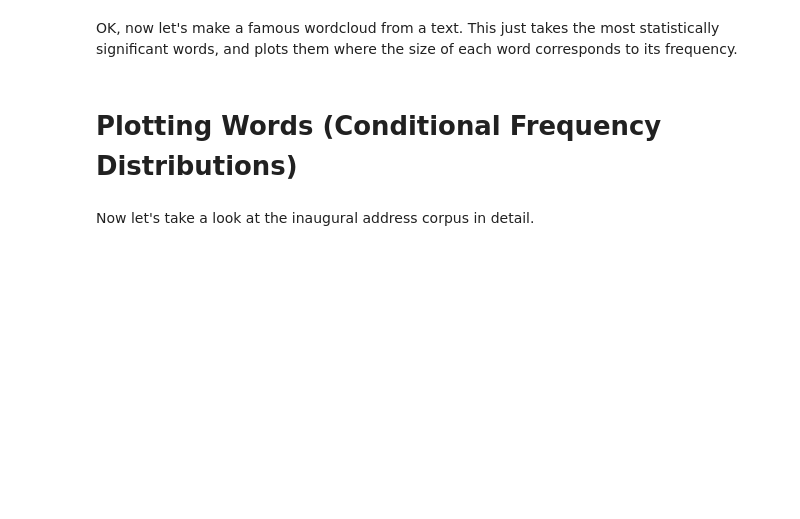
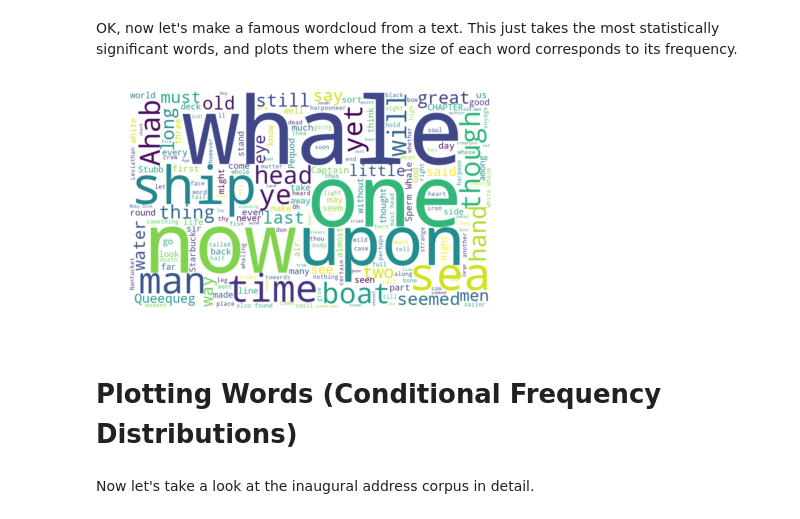
Before and after one commit to JonathanReeve/workshop-dataviz-2017, a Jupyter notebook: dataviz-workshop.ipynb, the cells around one changed output. Drawn from its saved outputs; the diff is of its cells as text; code cells hidden in the pictures; blank space fills up the shorter version.

```diff
--- a/dataviz-workshop.ipynb
+++ b/dataviz-workshop.ipynb
@@ -195,8 +331,13 @@ from wordcloud import WordCloud # Get the library
 # %%
 rawtext = ' '.join(text1.tokens) # Stitch it back together.
 wc = WordCloud(width=1000, height=600, background_color='white').generate(rawtext)
+# This just makes the plot size bigger, so that we can see it easier.
+plt.rcParams['figure.figsize'] = (12,4)
+plt.figure()
 plt.axis('off')                          # Turn off axis ticks
 plt.imshow(wc, interpolation="bilinear");# Plot it
+# %% [output]
+[figure, added]
 # %% [markdown]
 # Plotting Words (Conditional Frequency Distributions)
 # %% [markdown]
```
Also changed, not shown: parts of 29 cells of this notebook.
